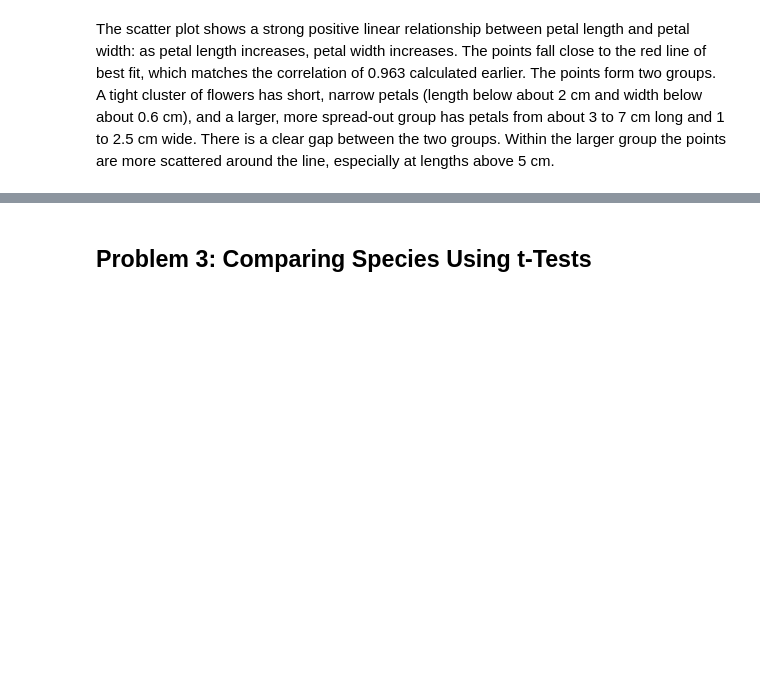
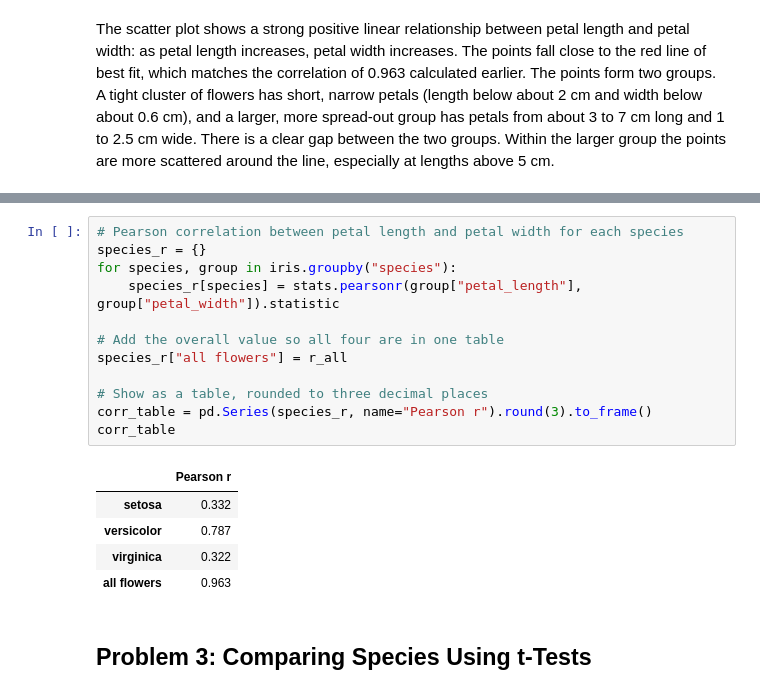
Before and after one commit to aiswarialajan124-png/appstat-assessment, a Jupyter notebook: problems.ipynb, the cells around one changed output, grey strips where cells are left out. Drawn from its saved outputs; the diff is of its cells as text; blank space fills up the shorter version.

Commit message:
Add per-species correlation coefficients

```diff
--- a/problems.ipynb
+++ b/problems.ipynb
@@ -207,3 +210,21 @@ The scatter plot shows a strong positive linear relationship between petal lengt
+# %%
+# Pearson correlation between petal length and petal width for each species
+species_r = {}
+for species, group in iris.groupby("species"):
+    species_r[species] = stats.pearsonr(group["petal_length"], group["petal_width"]).statistic
+
+# Add the overall value so all four are in one table
+species_r["all flowers"] = r_all
+
+# Show as a table, rounded to three decimal places
+corr_table = pd.Series(species_r, name="Pearson r").round(3).to_frame()
+corr_table
+# %% [output]
+|  | Pearson r |
+| setosa | 0.332 |
+| versicolor | 0.787 |
+| virginica | 0.322 |
+| all flowers | 0.963 |
 # %% [markdown]
 ## Problem 3: Comparing Species Using t-Tests
 # %% [markdown]
```
Also changed, not shown: parts of 1 cell of this notebook.
